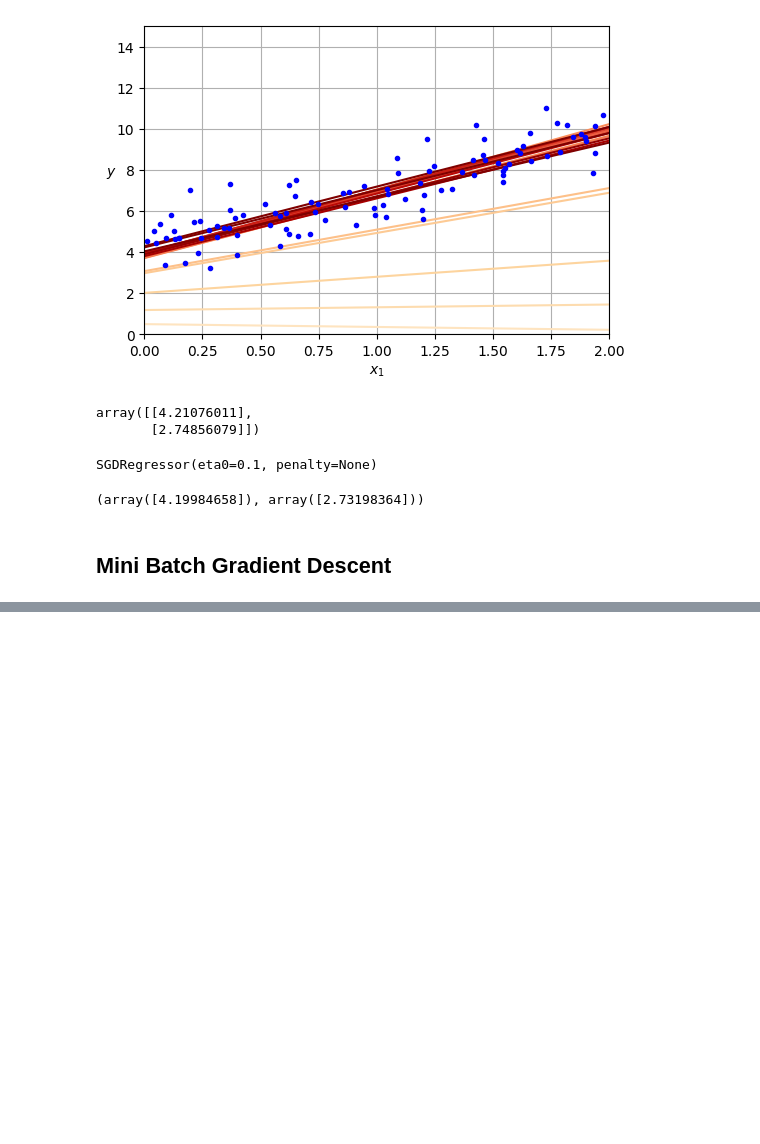
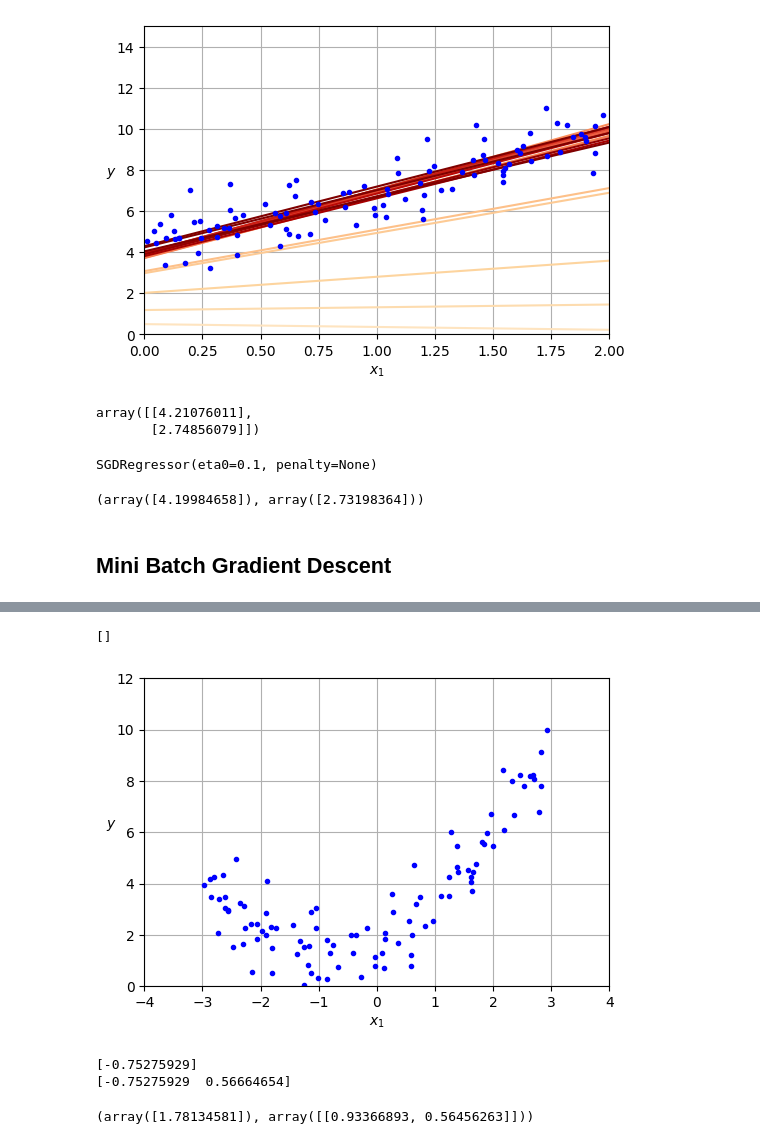
Before and after one commit to rishv1912/hands-on-ml, a Jupyter notebook: Training model/Normal_equation-Gradient_descent.ipynb, the cells around one changed output, grey strips where cells are left out. Saved outputs shown, nothing was run; the diff lists cells and outputs as text; code cells hidden in the pictures; blank space fills up the shorter version.

Commit message:
currently on regularised linear models

```diff
--- a/Training model/Normal_equation-Gradient_descent.ipynb
+++ b/Training model/Normal_equation-Gradient_descent.ipynb
@@ -173,0 +213,32 @@ def
+# %%
+np.random.seed(42)
+m = 100
+X= 6* np.random.rand(m,1)-3
+y= 0.5 * X **2 + X+2 + np.random.randn(m,1)
+# %%
+plt.figure(figsize=(6,4))
+plt.plot(X,y,"b.")
+plt.xlabel("$x_1$")
+plt.ylabel("$y$",rotation=0)
+plt.axis([-4,4,0,12])
+plt.grid()
+plt.savefig("quadratic_data_plot")
+plt.plot()
+# %% [output]
+[]
+[figure, added]
+# %%
+from sklearn.preprocessing import PolynomialFeatures
+poly_features = PolynomialFeatures(degree =2,include_bias = False)
+X_poly = poly_features.fit_transform(X)
+print(X[0])
+print(X_poly[0])
+# %% [output]
+[-0.75275929]
+[-0.75275929  0.56664654]
+# %%
+lin_reg = LinearRegression()
+lin_reg.fit(X_poly,y)
+lin_reg.intercept_,lin_reg.coef_
+# %% [output]
+(array([1.78134581]), array([[0.93366893, 0.56456263]]))
```
Also changed, not shown: parts of 6 cells of this notebook, 4 other files.
